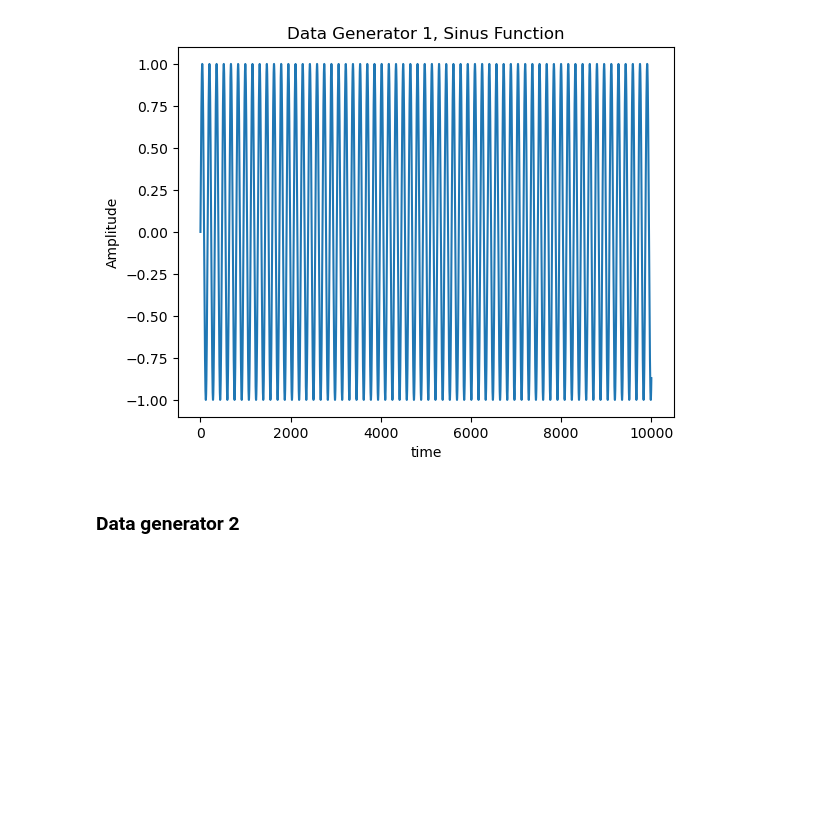
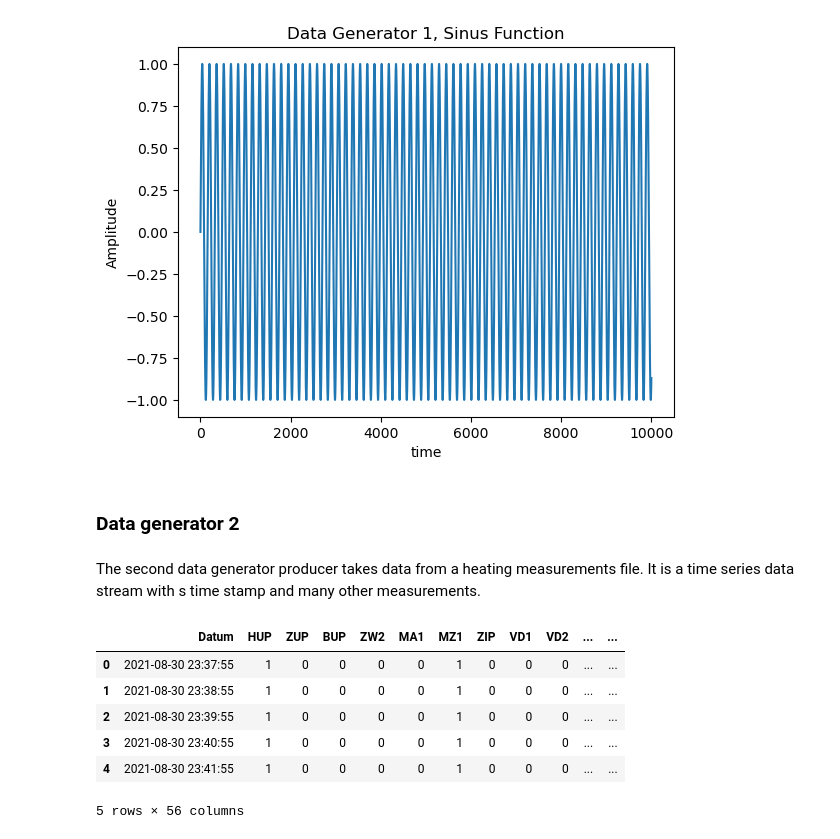
Before and after one commit to rootpi2203/hs22-mc1, a Jupyter notebook: hpc_ch1_manuel.ipynb, the cells around one changed output. Saved outputs shown, nothing was run; the diff lists cells and outputs as text; code cells hidden in the pictures; blank space fills up the shorter version.

```diff
--- a/hpc_ch1_manuel.ipynb
+++ b/hpc_ch1_manuel.ipynb
@@ -53,0 +59,13 @@ import plotly.express as px
+# %% [markdown]
+The second data generator producer takes data from a heating measurements file. It is a time series data stream with s time stamp and many other measurements.
+# %%
+df = pd.read_csv('data/gen2_Heizungsdaten.csv')
+df.head()
+# %% [output]
+|  | Datum | HUP | ZUP | BUP | ZW2 | MA1 | MZ1 | ZIP | VD1 | VD2 | ... | ... |
+| 0 | 2021-08-30 23:37:55 | 1 | 0 | 0 | 0 | 0 | 1 | 0 | 0 | 0 | ... | ... |
+| 1 | 2021-08-30 23:38:55 | 1 | 0 | 0 | 0 | 0 | 1 | 0 | 0 | 0 | ... | ... |
+| 2 | 2021-08-30 23:39:55 | 1 | 0 | 0 | 0 | 0 | 1 | 0 | 0 | 0 | ... | ... |
+| 3 | 2021-08-30 23:40:55 | 1 | 0 | 0 | 0 | 0 | 1 | 0 | 0 | 0 | ... | ... |
+| 4 | 2021-08-30 23:41:55 | 1 | 0 | 0 | 0 | 0 | 1 | 0 | 0 | 0 | ... | ... |
+5 rows × 56 columns
```
Also changed, not shown: parts of 12 cells of this notebook, 8 other files.
